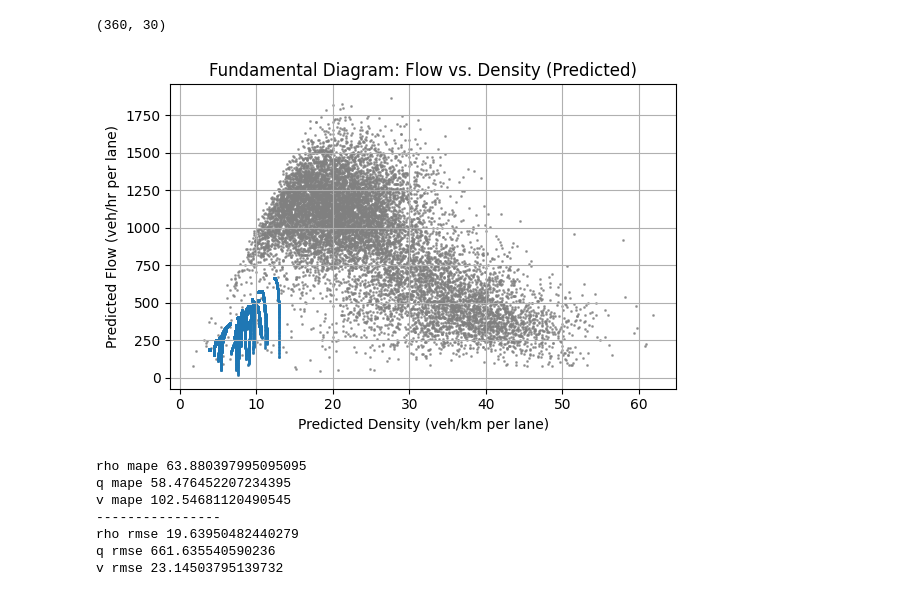
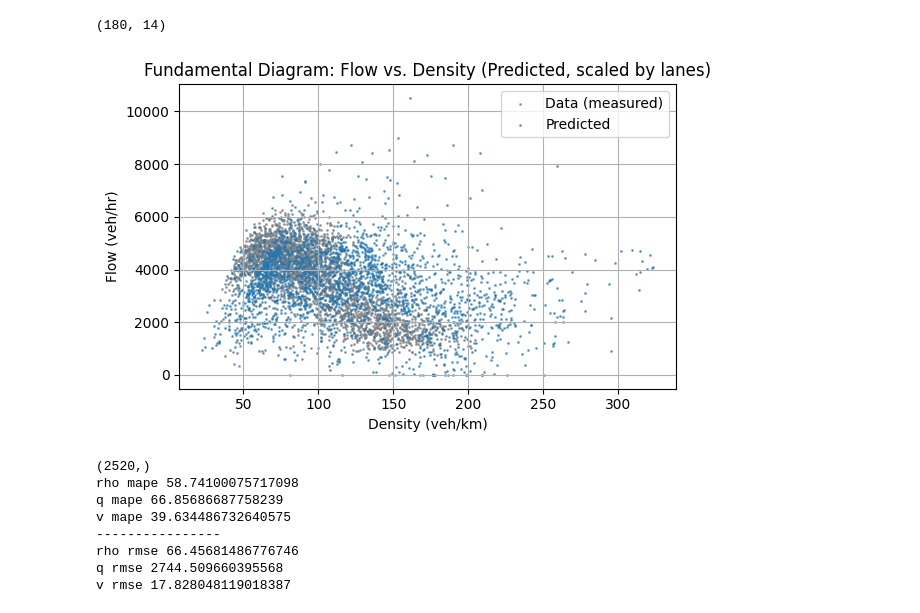
Before and after one commit to woxsao/macroscopic-sim-calibration, a Jupyter notebook: Optimization.ipynb, the cells around one changed output. Saved outputs shown, nothing was run; the diff lists cells and outputs as text; code cells hidden in the pictures.

```diff
--- a/Optimization.ipynb
+++ b/Optimization.ipynb
@@ -11,11 +11,11 @@ from pyomo.environ import *
 # print("C_i", C_i)
 # K = len(rho_hat)
 
-TIME_INT = 10 # seconds
-DISTANCE = 200 # meters
-q_hat = np.load(f"flow_{TIME_INT}sec_{DISTANCE}m_1hr.npy")
+
+q_hat = (np.load("flow_20sec_400m_1hr.npy"))
 print(np.max(q_hat))
-rho_hat = np.load(f"density_{TIME_INT}sec_{DISTANCE}m_1hr.npy")
+rho_hat = (np.load("density_20sec_400m_1hr.npy"))
+v_hat = q_hat/rho_hat
 print(rho_hat.shape)
 flattened_q_hat = q_hat.flatten()
 print(max(flattened_q_hat))
@@ -23,4 +23,5 @@ flattened_rho_hat = rho_hat.flatten()
 C_i = np.mean(np.sort(flattened_q_hat)[-5:])
 print("C_i", C_i)
 K = len(flattened_rho_hat)
+print("K", K)
 # %% [output]
@@ -535,21 +366,40 @@ eta_high: 90.00000089987246
 # %%
-# Extract shape
-q_array = rho_pred_array * v_pred_array
-print(q_array.shape)
+import matplotlib.pyplot as plt
+
+# # Collect scaled predictions across all segments
+all_rho_pred = rho_pred_array * num_lanes_array[np.newaxis, :]
+
+print(all_rho_pred.shape)
+all_v_pred = v_pred_array
+all_q_pred = all_rho_pred*all_v_pred
+# for seg in range(num_segments-2):
+#     lane_num = best_results["lane_num"][seg]  # optimal lane count
+#     rho_pred_seg = best_results["rho_pred"][seg] * lane_num
+#     v_pred_seg = best_results["v_pred"][seg]
+#     q_pred_seg = rho_pred_seg * v_pred_seg
+
+#     all_rho_pred.append(rho_pred_seg)
+#     all_q_pred.append(q_pred_seg)
+#     all_v_pred.append(v_pred_seg)
+
+# Stack predictions
+all_rho_pred = np.hstack(all_rho_pred)
+all_q_pred = np.hstack(all_q_pred)
+all_v_pred = np.hstack(all_v_pred)
 # Plot
 plt.figure(figsize=(6, 4))
-# plt.plot(rho_range, q_fit, linewidth=2.5, label='Fitted FD1', zorder=10)
-plt.scatter(rho_hat[:,:], q_hat[:,:], color='gray', alpha=0.7,s = 1, label='Data')
-plt.scatter(rho_pred_array, q_array, alpha=0.6, s=1)
-plt.xlabel("Predicted Density (veh/km per lane)")
-plt.ylabel("Predicted Flow (veh/hr per lane)")
-plt.title("Fundamental Diagram: Flow vs. Density (Predicted)")
+plt.scatter(rho_hat, q_hat, color='gray', alpha=0.7, s=1, label='Data (measured)')
+plt.scatter(all_rho_pred, all_q_pred, alpha=0.6, s=1, label='Predicted')
+plt.xlabel("Density (veh/km)")
+plt.ylabel("Flow (veh/hr)")
+plt.title("Fundamental Diagram: Flow vs. Density (Predicted, scaled by lanes)")
+plt.legend()
 plt.grid(True)
 plt.tight_layout()
 plt.show()
 # %% [output]
-(360, 30)
+(180, 14)
-[figure, old version]
+[figure, new version]
 # %%
 import numpy as np
 
@@ -585,7 +435,8 @@ def rmse(flow_hat, flow_pred):
     mse = np.mean(np.square(error))
     return np.sqrt(mse)
 # %%
-
+print(all_v_pred.shape)
+q_array = rho_pred_array*v_pred_array
 print("rho mape", mape(rho_hat[:,1:-1], rho_pred_array))
 print("q mape", mape(q_hat[:, 1:-1], q_array))
 print("v mape", mape(v_hat[:, 1:-1], v_pred_array))
@@ -594,12 +445,13 @@ print("rho rmse", rmse(rho_hat[:,1:-1], rho_pred_array))
 print("q rmse", rmse(q_hat[:, 1:-1], q_array))
 print("v rmse", rmse(v_hat[:, 1:-1], v_pred_array))
 # %% [output]
-rho mape 63.880397995095095
-q mape 58.476452207234395
-v mape 102.54681120490545
+(2520,)
+rho mape 58.74100075717098
+q mape 66.85686687758239
+v mape 39.634486732640575
 ----------------
-rho rmse 19.63950482440279
-q rmse 661.635540590236
-v rmse 23.14503795139732
+rho rmse 66.45681486776746
+q rmse 2744.509660395568
+v rmse 17.828048119018387
 # %%
 rho_plot =rho_pred_array
```
Also changed, not shown: parts of 14 cells of this notebook.
